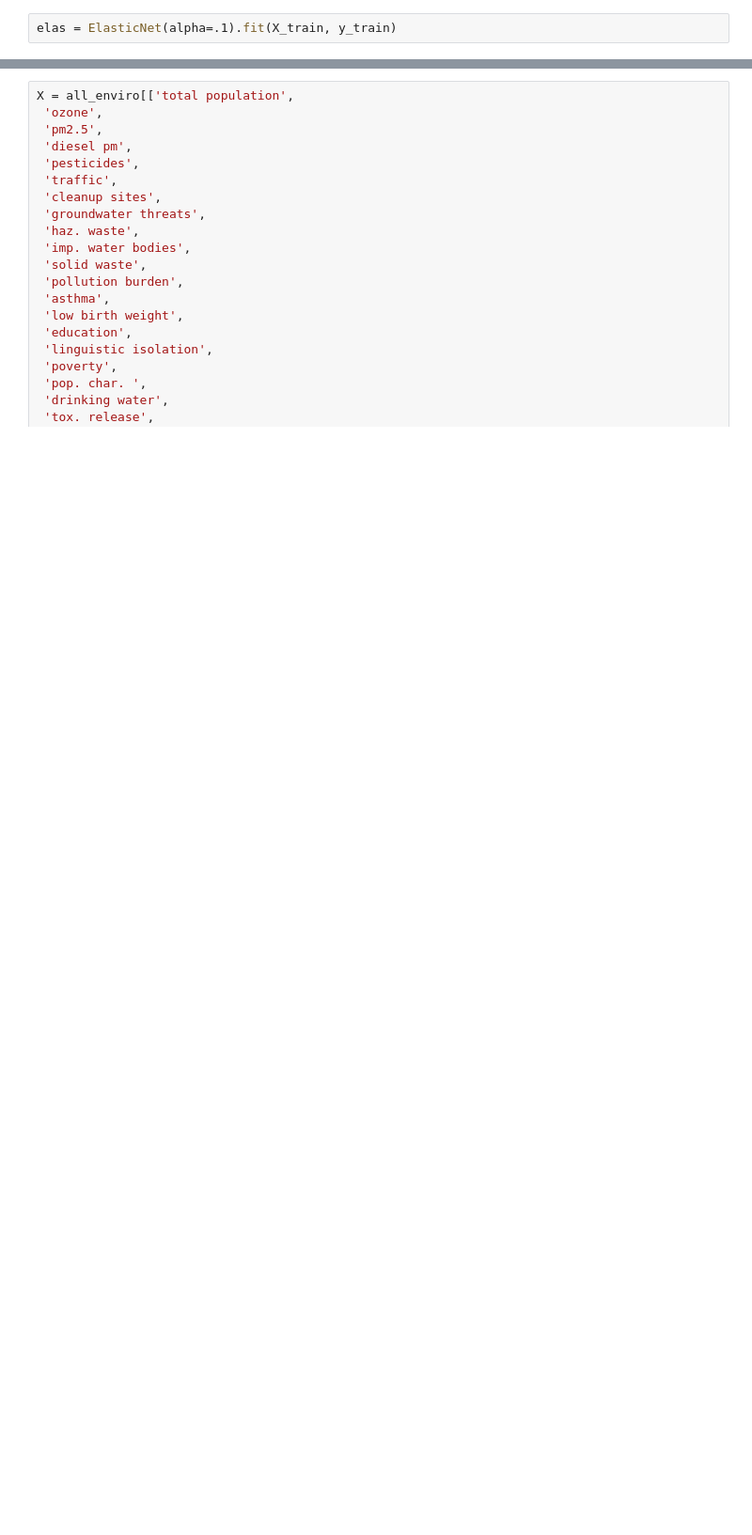
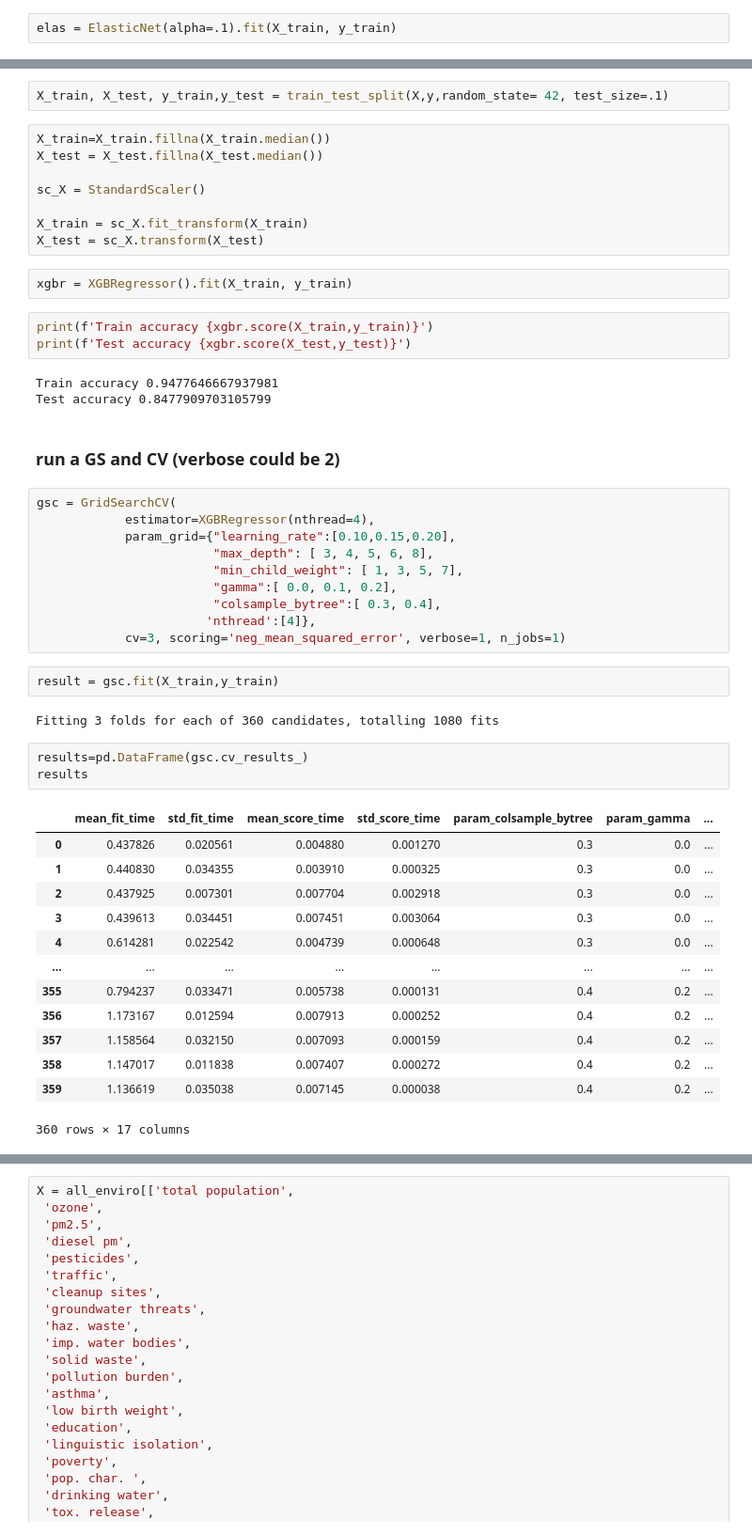
Before and after one commit to gigi-codes/warehouse_density, a Jupyter notebook: Marshall/Modeling/SVR, corr, elastic net.ipynb, the cells around one changed output, grey strips where cells are left out. Shown at 94% size. Cells and saved outputs as stored; diff of their text form; blank space fills up the shorter version.

Commit message:
XGBoostreg and random forest good models APR 26

```diff
--- a/Marshall/Modeling/SVR, corr, elastic net.ipynb
+++ b/Marshall/Modeling/SVR, corr, elastic net.ipynb
@@ -202,0 +323,51 @@ Test accuracy 0.9999999790531198
+# %%
+X_train, X_test, y_train,y_test = train_test_split(X,y,random_state= 42, test_size=.1)
+# %%
+X_train=X_train.fillna(X_train.median())
+X_test = X_test.fillna(X_test.median())
+
+sc_X = StandardScaler()
+
+X_train = sc_X.fit_transform(X_train)
+X_test = sc_X.transform(X_test)
+# %%
+xgbr = XGBRegressor().fit(X_train, y_train)
+# %%
+print(f'Train accuracy {xgbr.score(X_train,y_train)}')
+print(f'Test accuracy {xgbr.score(X_test,y_test)}')
+# %% [output]
+Train accuracy 0.9477646667937981
+Test accuracy 0.8477909703105799
+# %% [markdown]
+### run a GS and CV (verbose could be 2)
+# %%
+gsc = GridSearchCV(
+            estimator=XGBRegressor(nthread=4),
+            param_grid={"learning_rate":[0.10,0.15,0.20],
+                        "max_depth": [ 3, 4, 5, 6, 8],
+                        "min_child_weight": [ 1, 3, 5, 7],
+                        "gamma":[ 0.0, 0.1, 0.2],
+                        "colsample_bytree":[ 0.3, 0.4],
+                       'nthread':[4]},
+            cv=3, scoring='neg_mean_squared_error', verbose=1, n_jobs=1)
+# %%
+result = gsc.fit(X_train,y_train)
+# %% [output]
+Fitting 3 folds for each of 360 candidates, totalling 1080 fits
+# %%
+results=pd.DataFrame(gsc.cv_results_)
+results
+# %% [output]
+|  | mean_fit_time | std_fit_time | mean_score_time | std_score_time | param_colsample_bytree | param_gamma | ... |
+| 0 | 0.437826 | 0.020561 | 0.004880 | 0.001270 | 0.3 | 0.0 | ... |
+| 1 | 0.440830 | 0.034355 | 0.003910 | 0.000325 | 0.3 | 0.0 | ... |
+| 2 | 0.437925 | 0.007301 | 0.007704 | 0.002918 | 0.3 | 0.0 | ... |
+| 3 | 0.439613 | 0.034451 | 0.007451 | 0.003064 | 0.3 | 0.0 | ... |
+| 4 | 0.614281 | 0.022542 | 0.004739 | 0.000648 | 0.3 | 0.0 | ... |
+| ... | ... | ... | ... | ... | ... | ... | ... |
+| 355 | 0.794237 | 0.033471 | 0.005738 | 0.000131 | 0.4 | 0.2 | ... |
+| 356 | 1.173167 | 0.012594 | 0.007913 | 0.000252 | 0.4 | 0.2 | ... |
+| 357 | 1.158564 | 0.032150 | 0.007093 | 0.000159 | 0.4 | 0.2 | ... |
+| 358 | 1.147017 | 0.011838 | 0.007407 | 0.000272 | 0.4 | 0.2 | ... |
+| 359 | 1.136619 | 0.035038 | 0.007145 | 0.000038 | 0.4 | 0.2 | ... |
+360 rows × 17 columns
```
Also changed, not shown: parts of 37 cells of this notebook, 3 other files.
